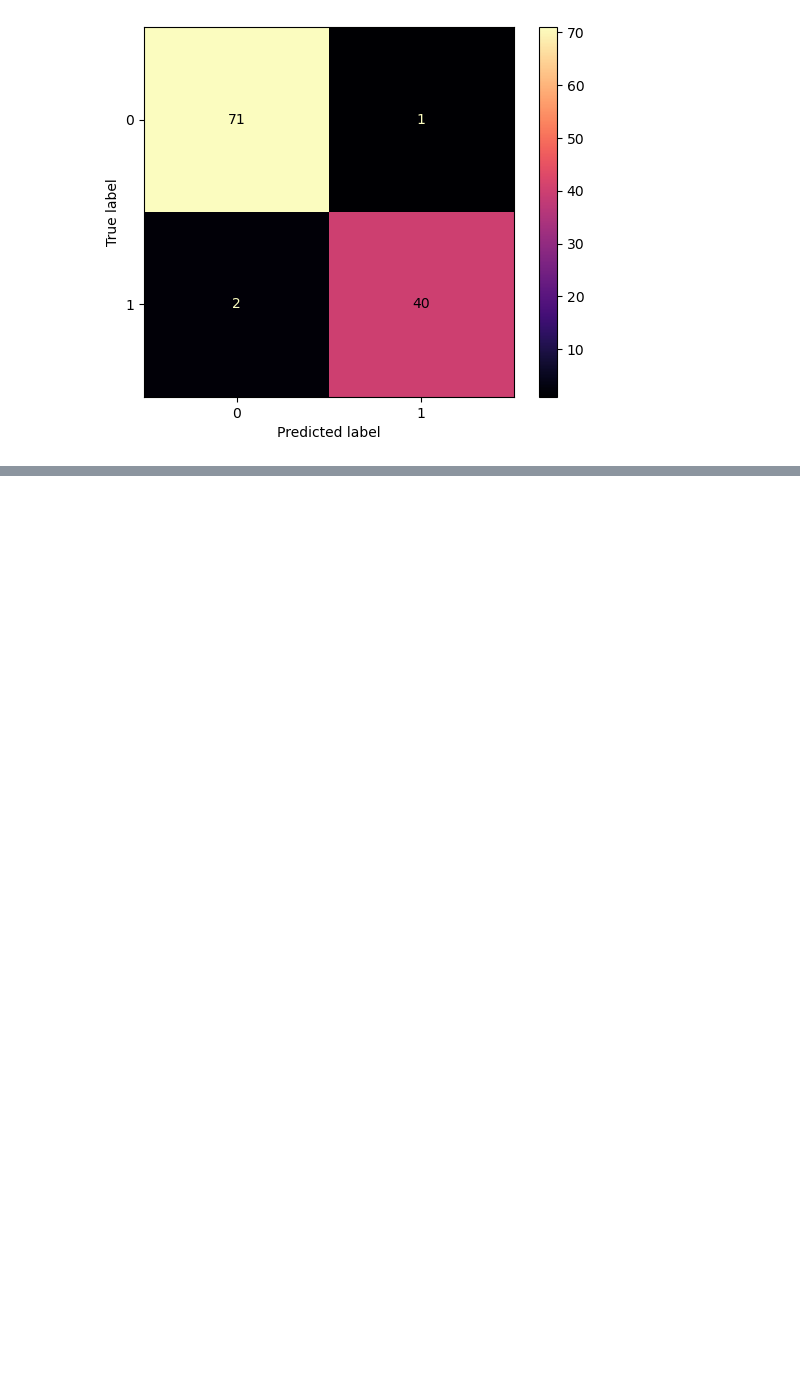
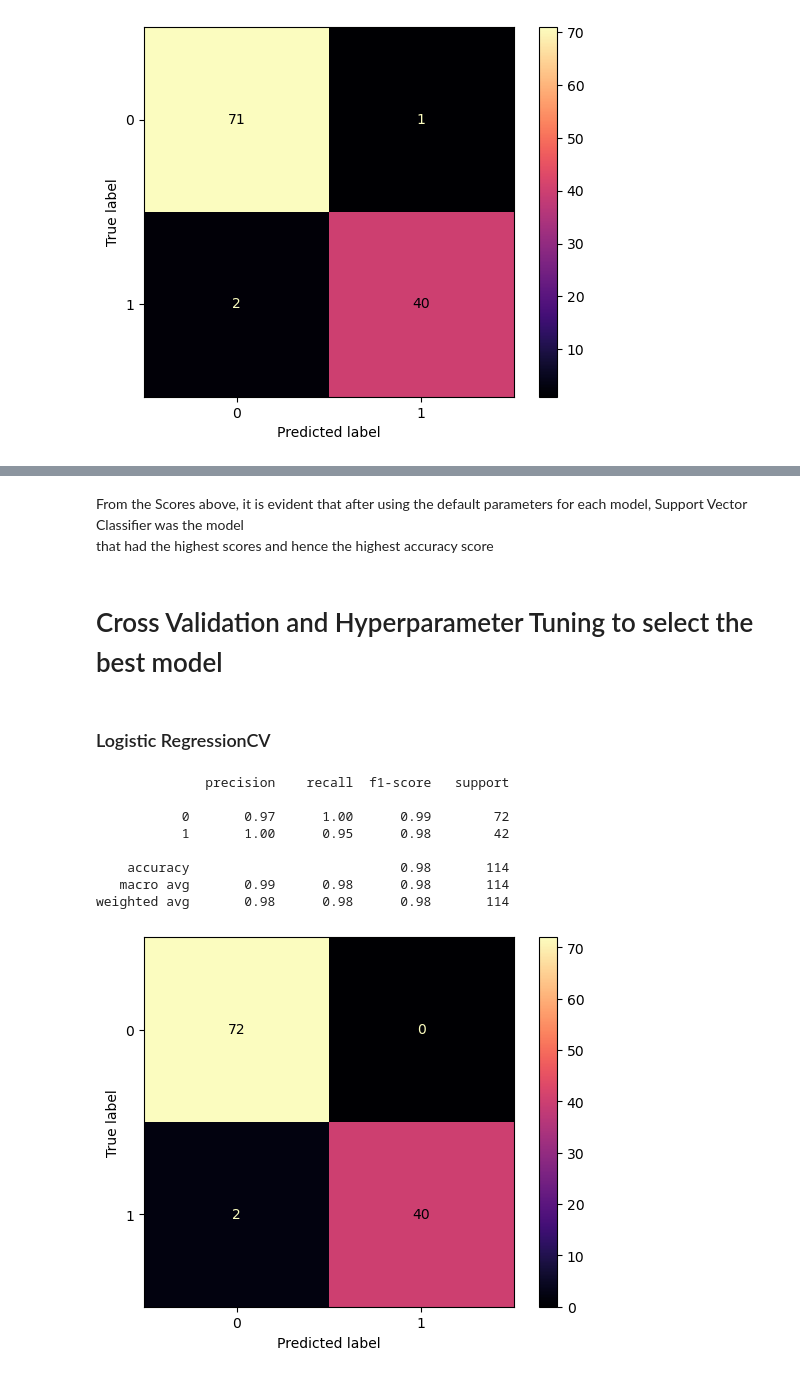
Before and after one commit to Jefest1/CVIP_Data_Science_Intern, a Jupyter notebook: breast_cancer_prediction.ipynb, the cells around one changed output, grey strips where cells are left out. Saved outputs shown, nothing was run; the diff lists cells and outputs as text; code cells hidden in the pictures; blank space fills up the shorter version.

Commit message:
Cross Validation and hyperparameter tuning

```diff
--- a/breast_cancer_prediction.ipynb
+++ b/breast_cancer_prediction.ipynb
@@ -189,0 +331,9 @@ weighted avg       0.97      0.97      0.97       114
+# %% [markdown]
+<p> From the Scores above, it is evident that after using the default parameters for each model, Support Vector Classifier was the model <br> that had the highest scores and hence the highest accuracy score</p>
+# %% [markdown]
+# Cross Validation and Hyperparameter Tuning to select the best model
+# %% [markdown]
+### Logistic RegressionCV
+# %%
+#Creating an intance of a cross validation using RepeatedKfoldCV
+cv = RepeatedKFold(n_splits=6, n_repeats=10, random_state=8)
@@ -189,0 +343,25 @@ weighted avg       0.97      0.97      0.97       114
+# %%
+# Logistic RegressionCV
+logistic_r = LogisticRegressionCV(Cs=15, cv=cv)
+# %%
+#fitting the model on the training set
+logistic_r.fit(X_train, y_train)
+
+# making predictions with the new model
+logistic_pred = logistic_r.predict(X_test)
+# %%
+# Looking at the performance of the model
+print(classification_report(y_test, logistic_pred))
+sns.reset_orig()
+ConfusionMatrixDisplay.from_predictions(y_test, logistic_pred, cmap='magma')
+plt.show()
+# %% [output]
+              precision    recall  f1-score   support
+
+           0       0.97      1.00      0.99        72
+           1       1.00      0.95      0.98        42
+
+    accuracy                           0.98       114
+   macro avg       0.99      0.98      0.98       114
+weighted avg       0.98      0.98      0.98       114
+[figure, added]
```
Also changed, not shown: parts of 33 cells of this notebook.
